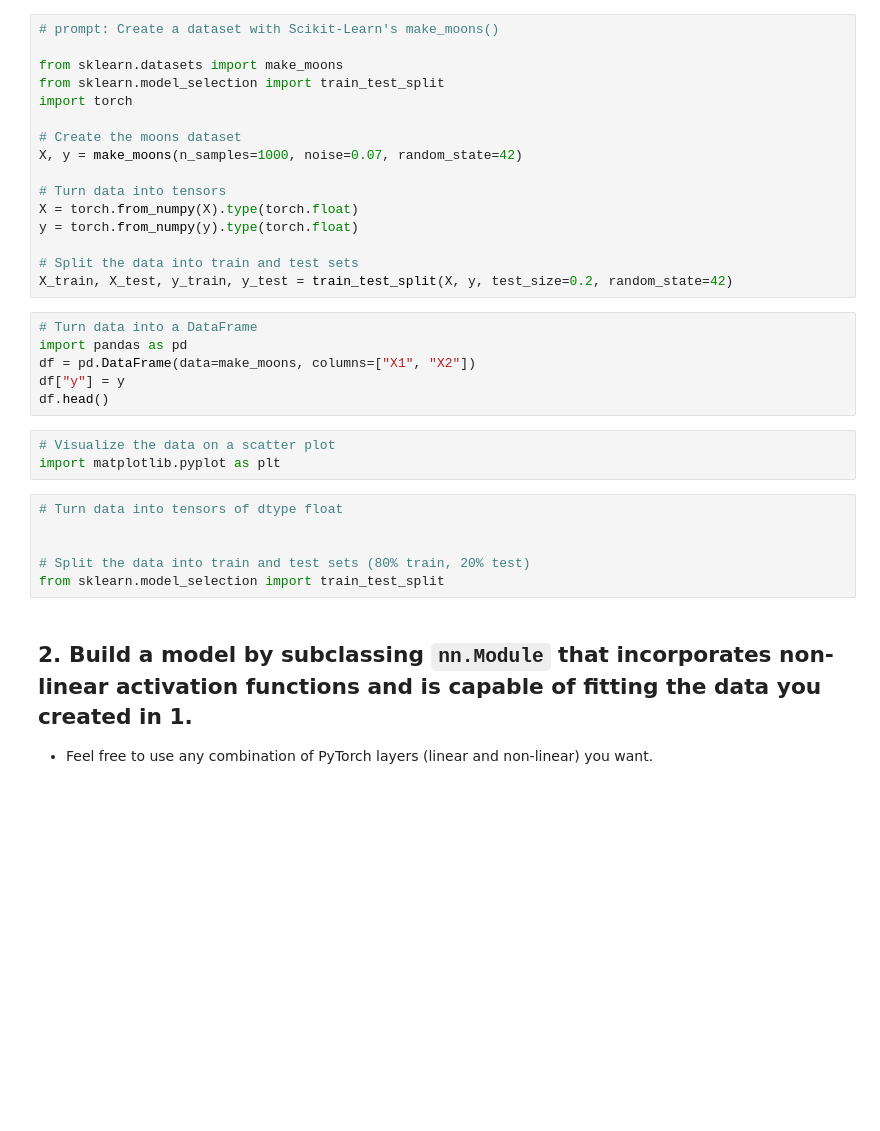
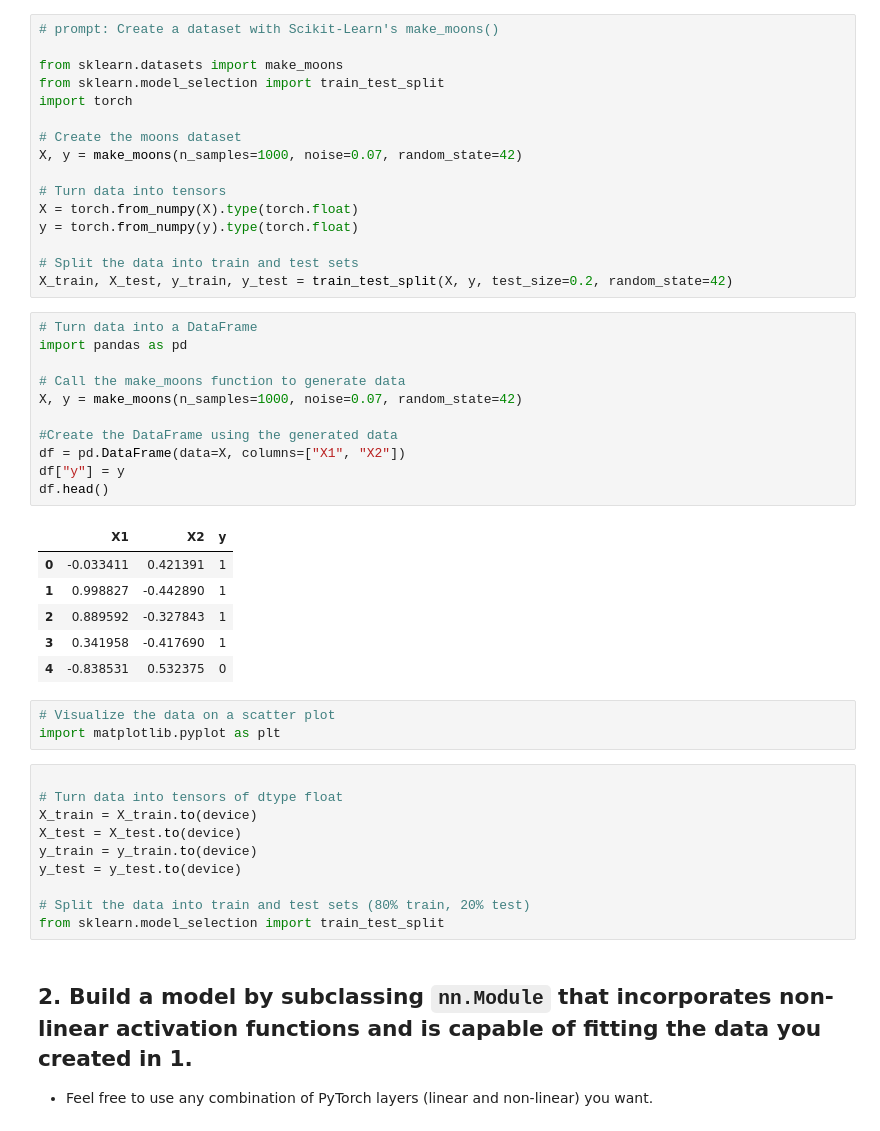
Before and after one commit to M-S-ibrahim/ArewaDS-Deep-Learning-, a Jupyter notebook: Exercises3.ipynb, the cells around one changed output. Drawn from its saved outputs; the diff is of its cells as text; blank space fills up the shorter version.

```diff
--- a/Exercises3.ipynb
+++ b/Exercises3.ipynb
@@ -47,15 +39,31 @@ X_train, X_test, y_train, y_test = train_test_split(X, y, test_size=0.2, random_
 # %%
 # Turn data into a DataFrame
 import pandas as pd
-df = pd.DataFrame(data=make_moons, columns=["X1", "X2"])
+
+# Call the make_moons function to generate data
+X, y = make_moons(n_samples=1000, noise=0.07, random_state=42)
+
+#Create the DataFrame using the generated data
+df = pd.DataFrame(data=X, columns=["X1", "X2"])
 df["y"] = y
 df.head()
+# %% [output]
+|  | X1 | X2 | y |
+| 0 | -0.033411 | 0.421391 | 1 |
+| 1 | 0.998827 | -0.442890 | 1 |
+| 2 | 0.889592 | -0.327843 | 1 |
+| 3 | 0.341958 | -0.417690 | 1 |
+| 4 | -0.838531 | 0.532375 | 0 |
 # %%
 # Visualize the data on a scatter plot
 import matplotlib.pyplot as plt
 # %%
+
 # Turn data into tensors of dtype float
-
+X_train = X_train.to(device)
+X_test = X_test.to(device)
+y_train = y_train.to(device)
+y_test = y_test.to(device)
 
 # Split the data into train and test sets (80% train, 20% test)
 from sklearn.model_selection import train_test_split
```
Also changed, not shown: parts of 22 cells of this notebook.
